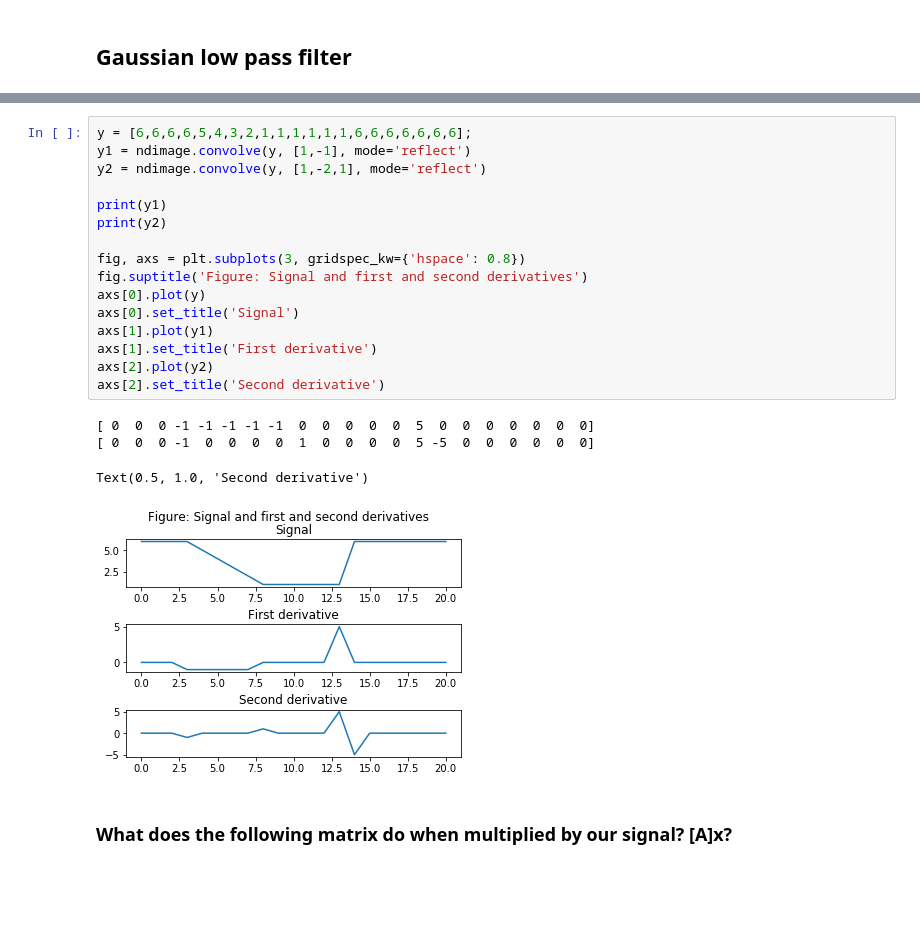
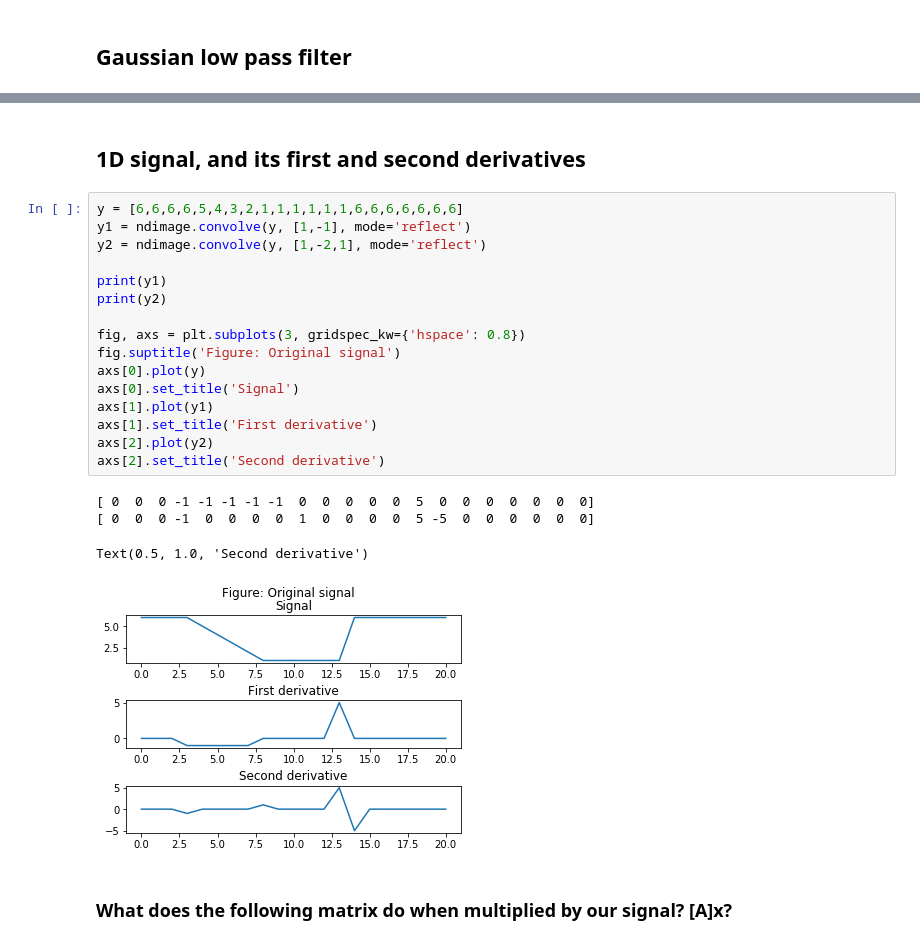
Before and after one commit to johnandsims/MedicalPhysics-ImageExperiments, a Jupyter notebook: 2_SpatialFiltering_py/2_SpatialFiltering.ipynb, the cells around one changed output, grey strips where cells are left out. Saved outputs shown, nothing was run; the diff lists cells and outputs as text; blank space fills up the shorter version.

```diff
--- a/2_SpatialFiltering_py/2_SpatialFiltering.ipynb
+++ b/2_SpatialFiltering_py/2_SpatialFiltering.ipynb
@@ -230,24 +271,26 @@ plt.imshow(c,cmap='gray')
+# %% [markdown]
+## 1D signal, and its first and second derivatives
 # %%
-y = [6,6,6,6,5,4,3,2,1,1,1,1,1,1,6,6,6,6,6,6,6];
+y = [6,6,6,6,5,4,3,2,1,1,1,1,1,1,6,6,6,6,6,6,6]
 y1 = ndimage.convolve(y, [1,-1], mode='reflect')
 y2 = ndimage.convolve(y, [1,-2,1], mode='reflect')
 
 print(y1)
 print(y2)
 
 fig, axs = plt.subplots(3, gridspec_kw={'hspace': 0.8})
-fig.suptitle('Figure: Signal and first and second derivatives')
+fig.suptitle('Figure: Original signal')
 axs[0].plot(y)
 axs[0].set_title('Signal')
 axs[1].plot(y1)
 axs[1].set_title('First derivative')
 axs[2].plot(y2)
 axs[2].set_title('Second derivative')
 # %% [output]
 [ 0  0  0 -1 -1 -1 -1 -1  0  0  0  0  0  5  0  0  0  0  0  0  0]
 [ 0  0  0 -1  0  0  0  0  1  0  0  0  0  5 -5  0  0  0  0  0  0]
 Text(0.5, 1.0, 'Second derivative')
-[figure, old version]
+[figure, new version]
 # %% [markdown]
 ### What does the following matrix do when multiplied by our signal?  [A]x?
 # %%
```
Also changed, not shown: parts of 38 cells of this notebook, 1 other file.
